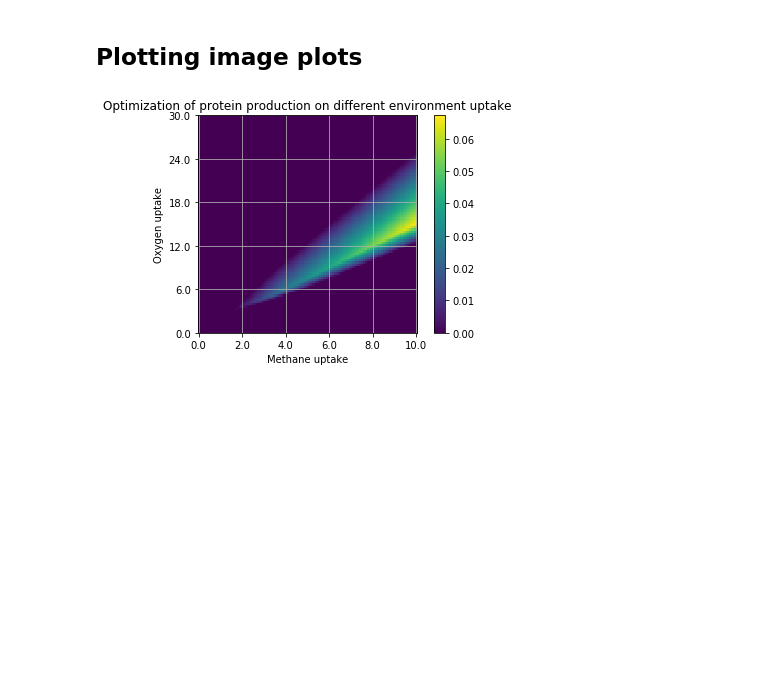
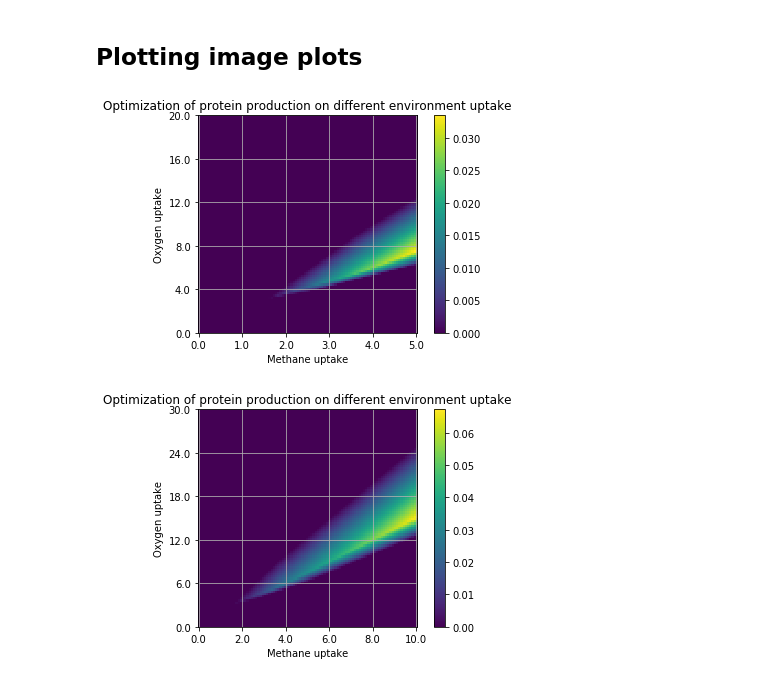
Before and after one commit to Schwebus/DTU_Biobuilders_2021, a Jupyter notebook: GSM_model/M.capsulatus.ipynb, the cells around one changed output. Drawn from its saved outputs; the diff is of its cells as text; code cells hidden in the pictures; blank space fills up the shorter version.

Commit message:
Documentation finalised

```diff
--- a/GSM_model/M.capsulatus.ipynb
+++ b/GSM_model/M.capsulatus.ipynb
@@ -541,0 +97,7 @@ cobra.summary.reaction_summary.ReactionSummary(reaction = met.reactions.hemo_pro
+# %%
+# we only want pMMO as we do not have an sMMO in Pheast
+# from Lieven, Christian, et al. 2018, where the model is obtained, three different hypotheses are conideres, but we will just
+# consider the one for PMMOipp, without Direct Coupling, as it seems to be the most supported in the literature
+met.reactions.SMMOi.bounds = 0, 0
+met.reactions.PMMOipp.bounds = 0, 1000.0 # which were 0 before
+met.reactions.PMMODCipp.bounds = 0, 0
@@ -541,0 +433,5 @@ cobra.summary.reaction_summary.ReactionSummary(reaction = met.reactions.hemo_pro
+# %%
+# One option is to once we have the protein production reaction, optimize that reaction
+met.objective = met.problem.Objective(met.reactions.r_hemo_protein.flux_expression)
+met_final = met.copy()
+met_final.summary()
@@ -571,6 +541,11 @@ def image_plot(model, precision, max_met, max_ox):
     plt.yticks(ticks, label_ox)
     plt.grid()
     return plot
+# %%
+max_met = 5; max_ox = 20; precision = 100
+plot = image_plot(met_final, precision, max_met, max_ox)
+# %% [output]
+[figure, added]
 # %%
 max_met = 10; max_ox = 30; precision = 100
 plot = image_plot(met, precision, max_met, max_ox)
```
Also changed, not shown: parts of 43 cells of this notebook.
